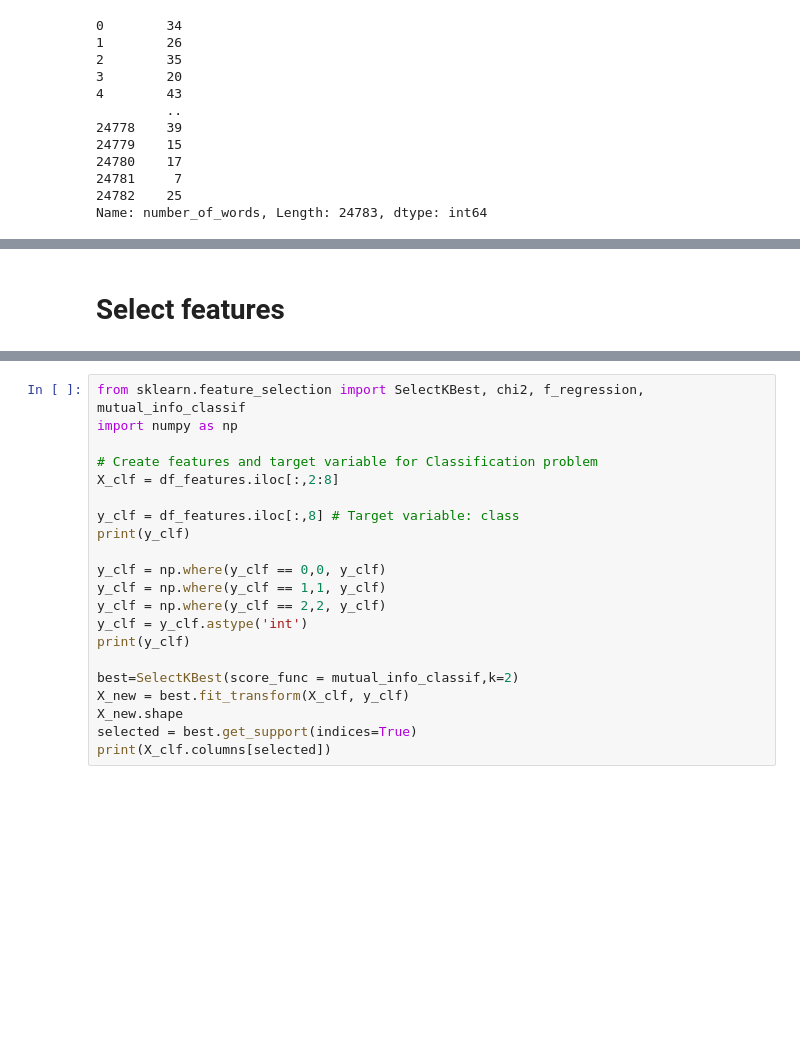
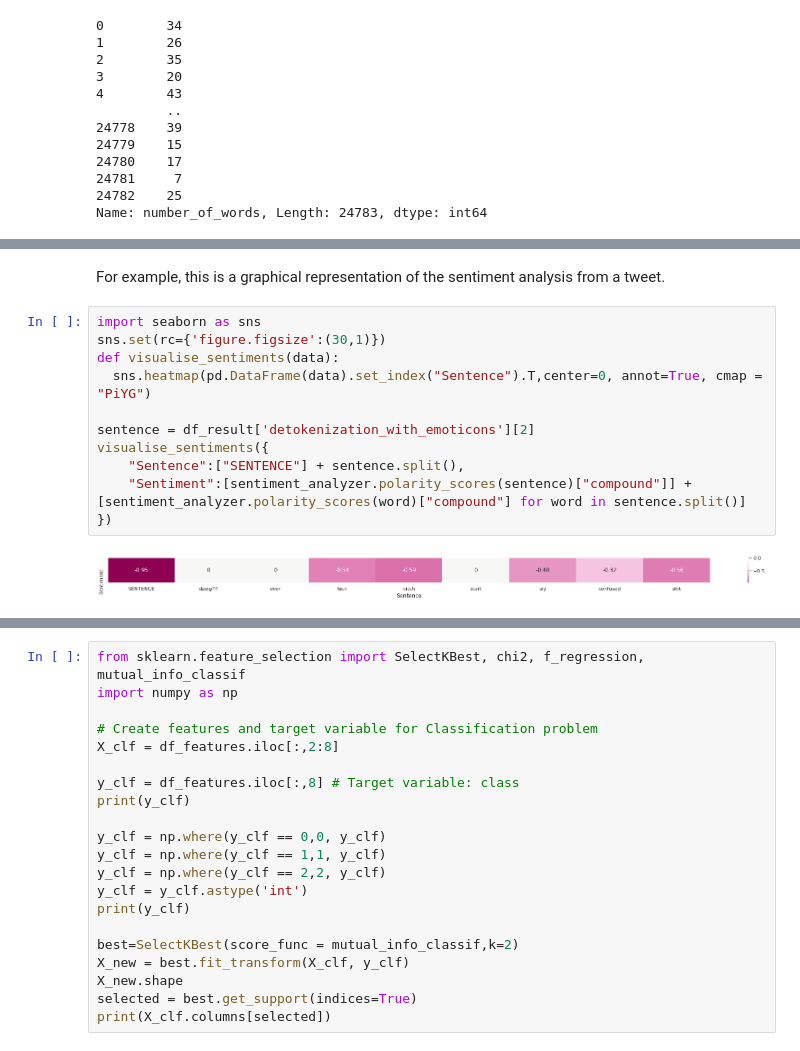
Before and after one commit to sergiobm3/ESI_MachineLearning, a Jupyter notebook: SSJ_Task2_Natural_Language_Processing.ipynb, the cells around one changed output, grey strips where cells are left out. Drawn from its saved outputs; the diff is of its cells as text; blank space fills up the shorter version.

```diff
--- a/SSJ_Task2_Natural_Language_Processing.ipynb
+++ b/SSJ_Task2_Natural_Language_Processing.ipynb
@@ -760,2 +737,15 @@ df_result
-# %% [markdown]
-# Select features
+# %% [markdown]
+For example, this is a graphical representation of the sentiment analysis from a tweet.
+# %%
+import seaborn as sns
+sns.set(rc={'figure.figsize':(30,1)})
+def visualise_sentiments(data):
+  sns.heatmap(pd.DataFrame(data).set_index("Sentence").T,center=0, annot=True, cmap = "PiYG")
+
+sentence = df_result['detokenization_with_emoticons'][2]
+visualise_sentiments({
+    "Sentence":["SENTENCE"] + sentence.split(),
+    "Sentiment":[sentiment_analyzer.polarity_scores(sentence)["compound"]] + [sentiment_analyzer.polarity_scores(word)["compound"] for word in sentence.split()]
+})
+# %% [output]
+[figure, added]
```
Also changed, not shown: parts of 69 cells of this notebook.
